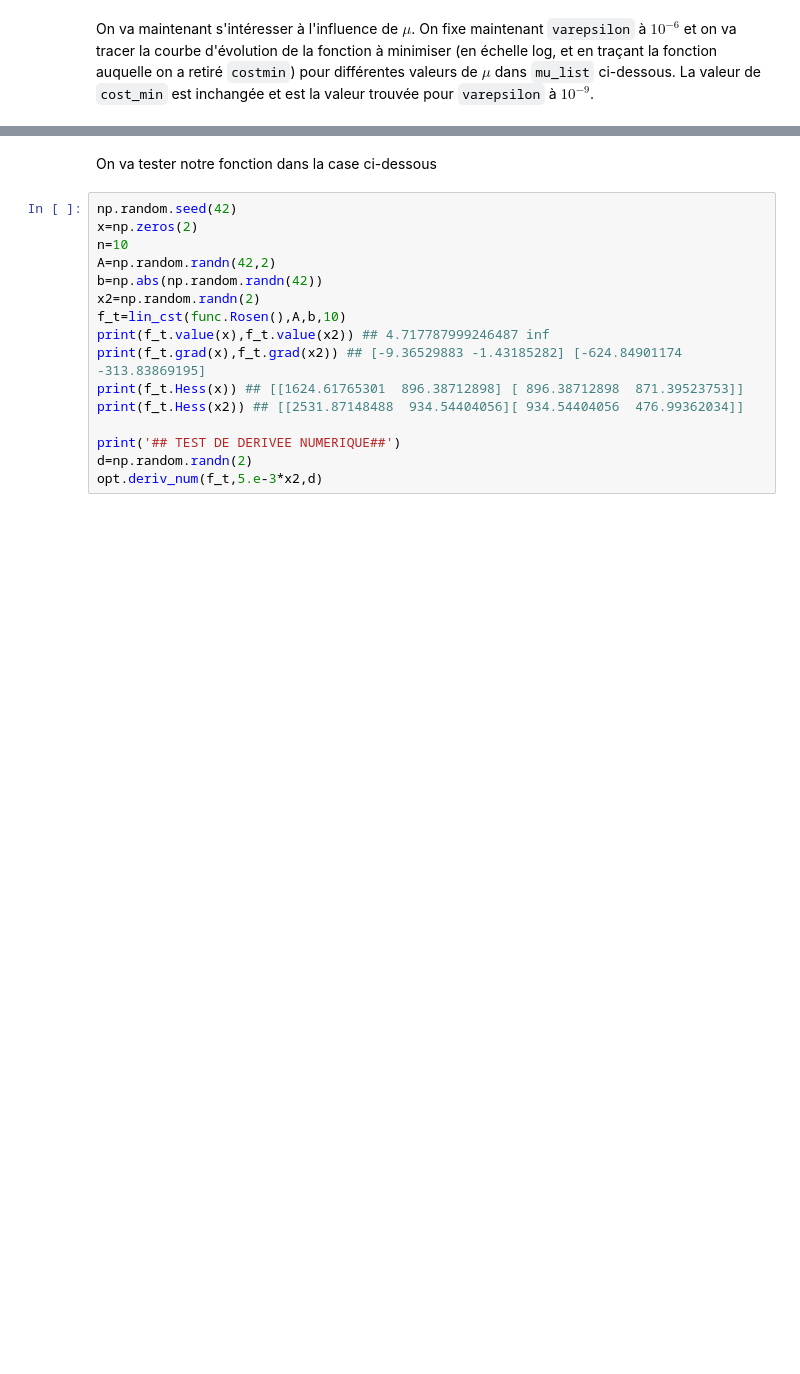
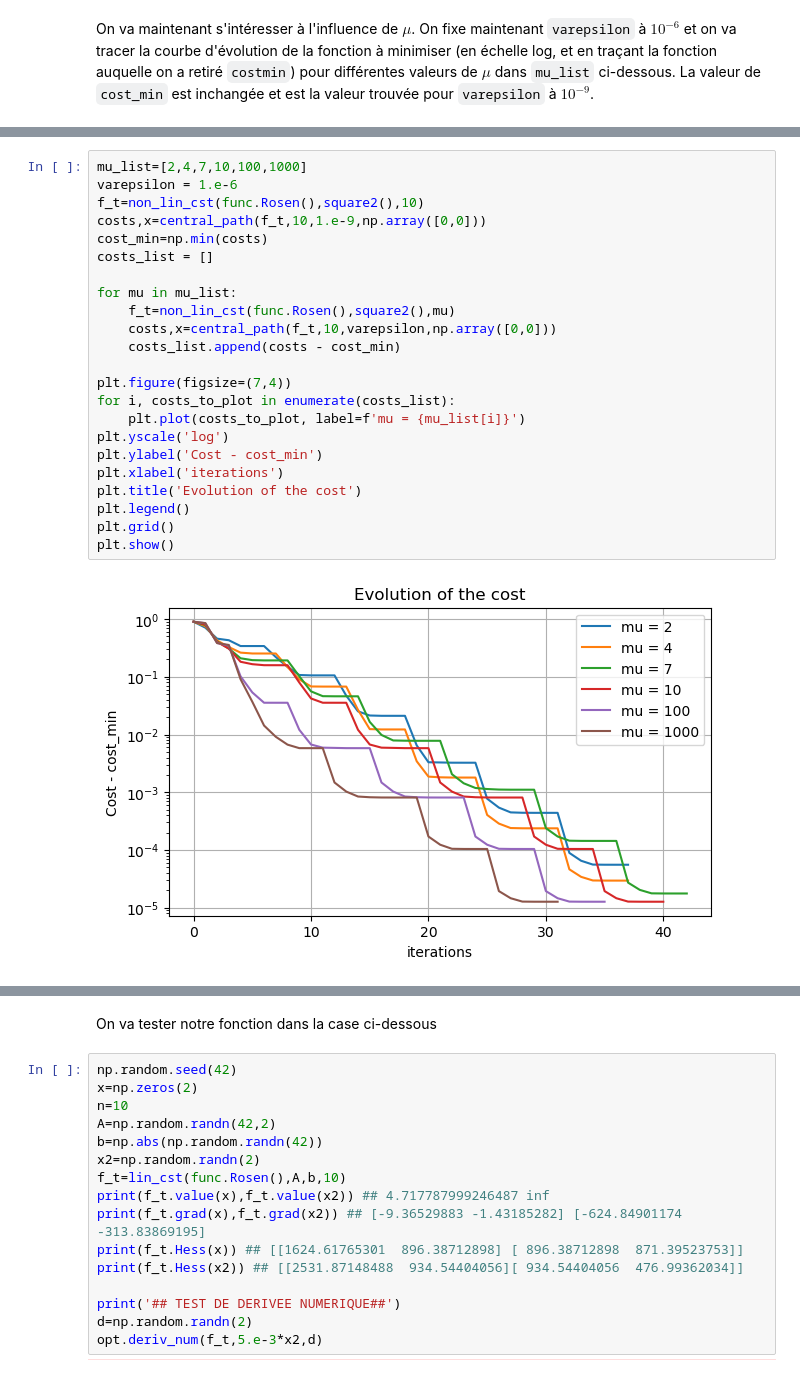
Before and after one commit to paulrohel/TP-OPTI-LISSE, a Jupyter notebook: TP3_Points interieurs.ipynb, the cells around one changed output, grey strips where cells are left out. Cells and saved outputs as stored; diff of their text form; blank space fills up the shorter version.

```diff
--- a/TP3_Points interieurs.ipynb
+++ b/TP3_Points interieurs.ipynb
@@ -319,0 +319,25 @@ Voyez-vous une grande différence quand $\mu$ varie ?
+# %%
+mu_list=[2,4,7,10,100,1000]
+varepsilon = 1.e-6
+f_t=non_lin_cst(func.Rosen(),square2(),10)
+costs,x=central_path(f_t,10,1.e-9,np.array([0,0]))
+cost_min=np.min(costs)
+costs_list = []
+
+for mu in mu_list:
+    f_t=non_lin_cst(func.Rosen(),square2(),mu)
+    costs,x=central_path(f_t,10,varepsilon,np.array([0,0]))
+    costs_list.append(costs - cost_min)
+
+plt.figure(figsize=(7,4))
+for i, costs_to_plot in enumerate(costs_list):
+    plt.plot(costs_to_plot, label=f'mu = {mu_list[i]}')
+plt.yscale('log')
+plt.ylabel('Cost - cost_min')
+plt.xlabel('iterations')
+plt.title('Evolution of the cost')
+plt.legend()
+plt.grid()
+plt.show()
+# %% [output]
+[figure, added]
```
Also changed, not shown: parts of 10 cells of this notebook, 2 other files.
